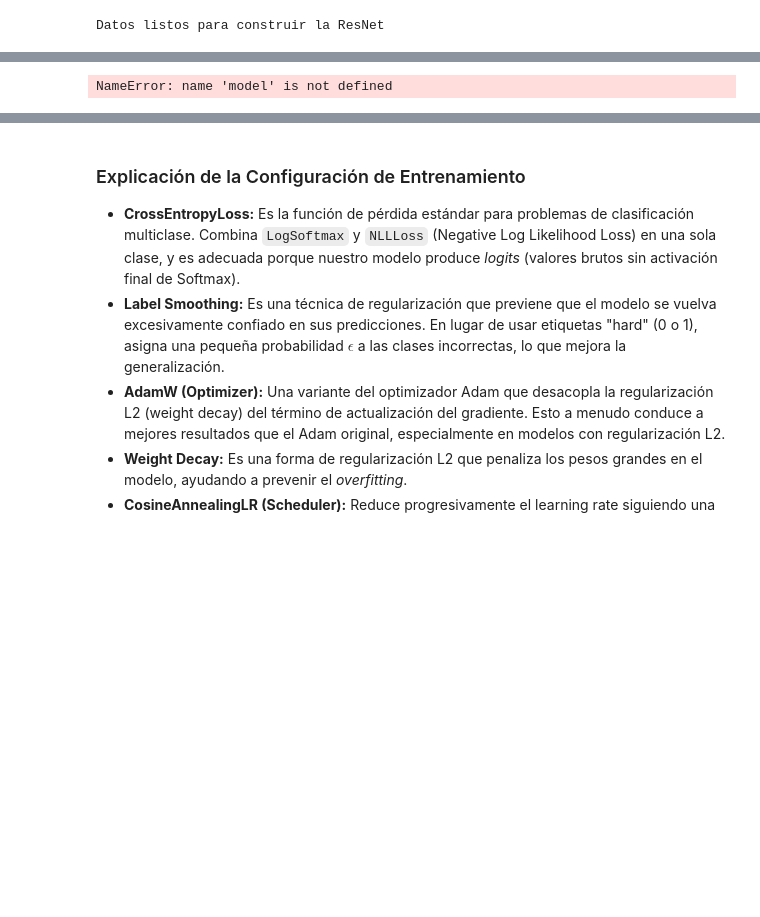
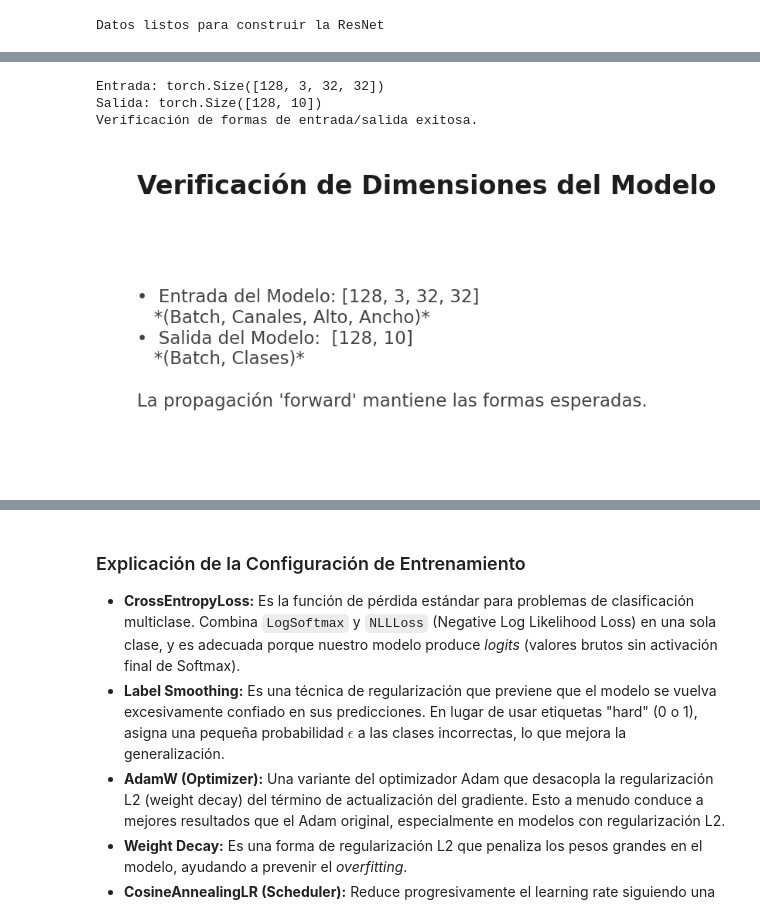
Before and after one commit to luisferojedat/claimai-policy-analyzer, a Jupyter notebook: Actividad2_CNN_LFOT(1).ipynb, the cells around one changed output, grey strips where cells are left out. Saved outputs shown, nothing was run; the diff lists cells and outputs as text; code cells hidden in the pictures; blank space fills up the shorter version.

```diff
--- a/Actividad2_CNN_LFOT(1).ipynb
+++ b/Actividad2_CNN_LFOT(1).ipynb
@@ -489,3 +469,0 @@ NameError: name 'CIFAR10ResNet' is not defined
-# %%
-model = CIFAR10ResNet(num_classes=10).to(device)
-print("Modelo CIFAR10ResNet instanciado y movido al dispositivo.")
@@ -514,7 +490,9 @@ assert outputs.shape[1] == 10, "La salida debe tener exactamente 10 logits por i
 
 print("Verificación de formas de entrada/salida exitosa.")
 # %% [output]
-NameError: name 'model' is not defined
+Entrada: torch.Size([128, 3, 32, 32])
+Salida: torch.Size([128, 10])
+Verificación de formas de entrada/salida exitosa.
 # %%
 import matplotlib.pyplot as plt
 
@@ -523,35 +501,37 @@ import matplotlib.pyplot as plt
 # ==============================================================================
 
 # Obtener las formas de los tensores del estado actual del kernel
 input_shape_str = str(list(images.shape))
 output_shape_str = str(list(outputs.shape))
 
 fig, ax = plt.subplots(figsize=(6, 3), dpi=150)
 apple_axes(ax) # Aplicar el estilo minimalista
 ax.axis('off') # Eliminar los ejes
 
 # Título
 ax.text(0.05, 0.95, 'Verificación de Dimensiones del Modelo', fontsize=16, fontweight='semibold', color='#1d1d1f', va='top')
 
 # Estadísticas clave
 stats_text = f"""
-•  **Entrada del Modelo:** {input_shape_str}
+•  Entrada del Modelo: {input_shape_str}
    *(Batch, Canales, Alto, Ancho)*
-•  **Salida del Modelo:**  {output_shape_str}
+•  Salida del Modelo:  {output_shape_str}
    *(Batch, Clases)*
 
 La propagación 'forward' mantiene las formas esperadas.
 """
 
 # Añadir el texto, usando un margen a la izquierda
 ax.text(0.05, 0.65, stats_text, fontsize=11, color='#444444', va='top', ha='left')
 
 # Eliminar cualquier borde residual de la figura
 fig.patch.set_facecolor('white')
 ax.set_facecolor('white')
 
 plt.tight_layout()
 plt.show()
+# %% [output]
+[figure, added]
 # %%
 import matplotlib.pyplot as plt
 import matplotlib.patches as patches
```
Also changed, not shown: parts of 128 cells of this notebook.
